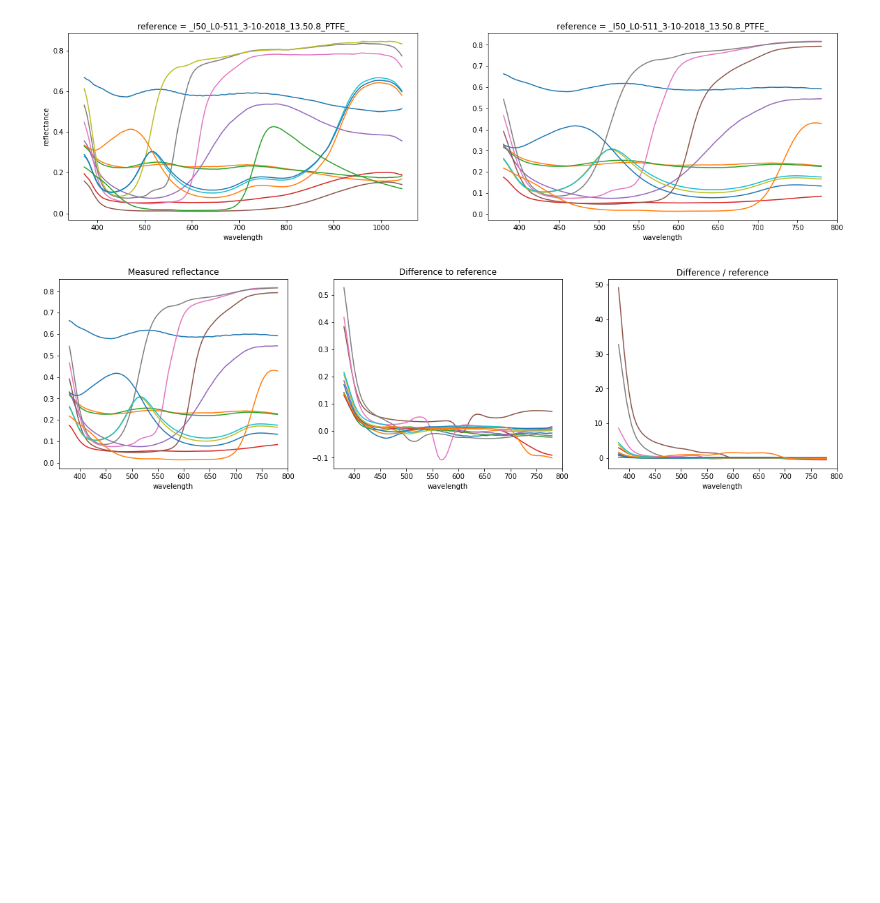
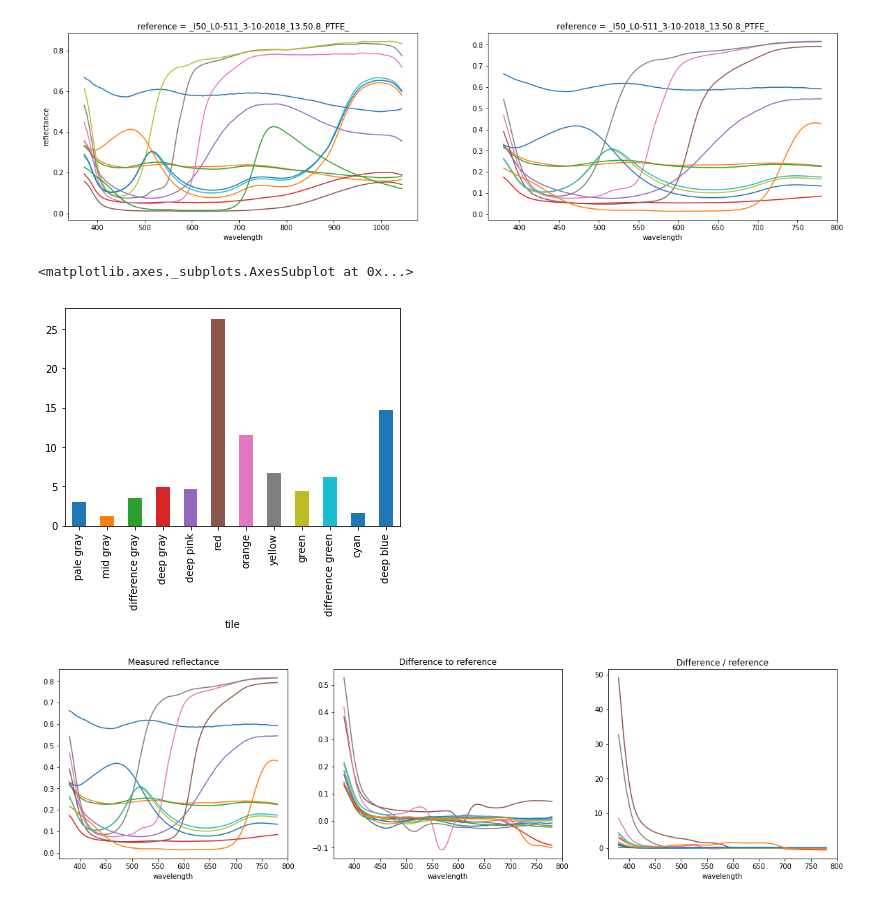
Before and after one commit to silmae/colortiles, a Jupyter notebook: Fit of measurement.ipynb, the cells around one changed output. Drawn from its saved outputs; the diff is of its cells as text; code cells hidden in the pictures; blank space fills up the shorter version.

```diff
--- a/Fit of measurement.ipynb
+++ b/Fit of measurement.ipynb
@@ -67,6 +67,19 @@ measurement_to_fit.plot.line(x='wavelength', ax=ax[1],add_legend=False)
 plt.show()
 # %% [output]
 [figure]
+# %%
+def deltaE(x, y):
+    def _deltaE(ds):
+        ds['deltaE'] = deltaE_from_spectra(ds['a'], ds['b'])
+        return ds.drop(['a','b'])
+
+    ds = xr.Dataset(data_vars={'a':x, 'b':y})
+    return ds.groupby('tile', squeeze=True).apply(_deltaE)
+# %%
+deltaE(measurement_to_fit, reference)['deltaE'].to_series().plot.bar()
+# %% [output]
+<matplotlib.axes._subplots.AxesSubplot at 0x...>
+[figure, added]
 # %%
 fig, ax = plt.subplots(ncols=3, figsize=(20,5))
 measurement_to_fit.plot.line(x='wavelength', ax=ax[0],add_legend=False)
```
Also changed, not shown: parts of 6 cells of this notebook.
